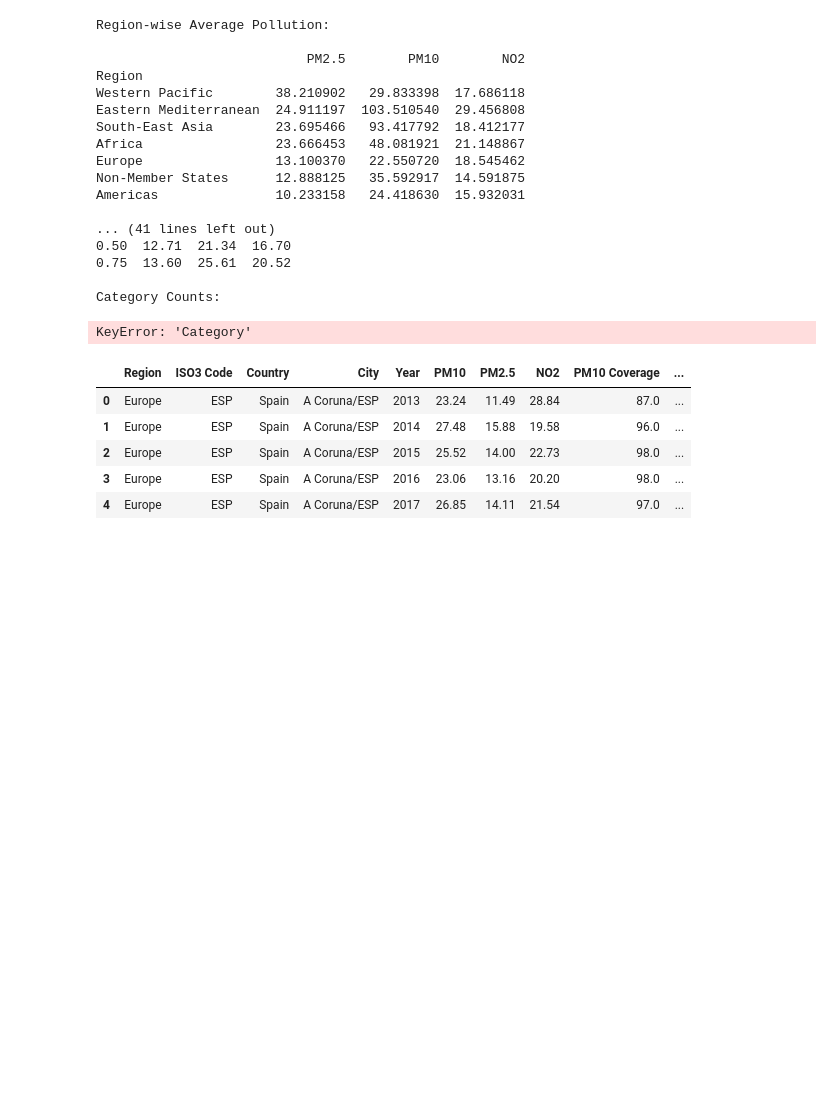
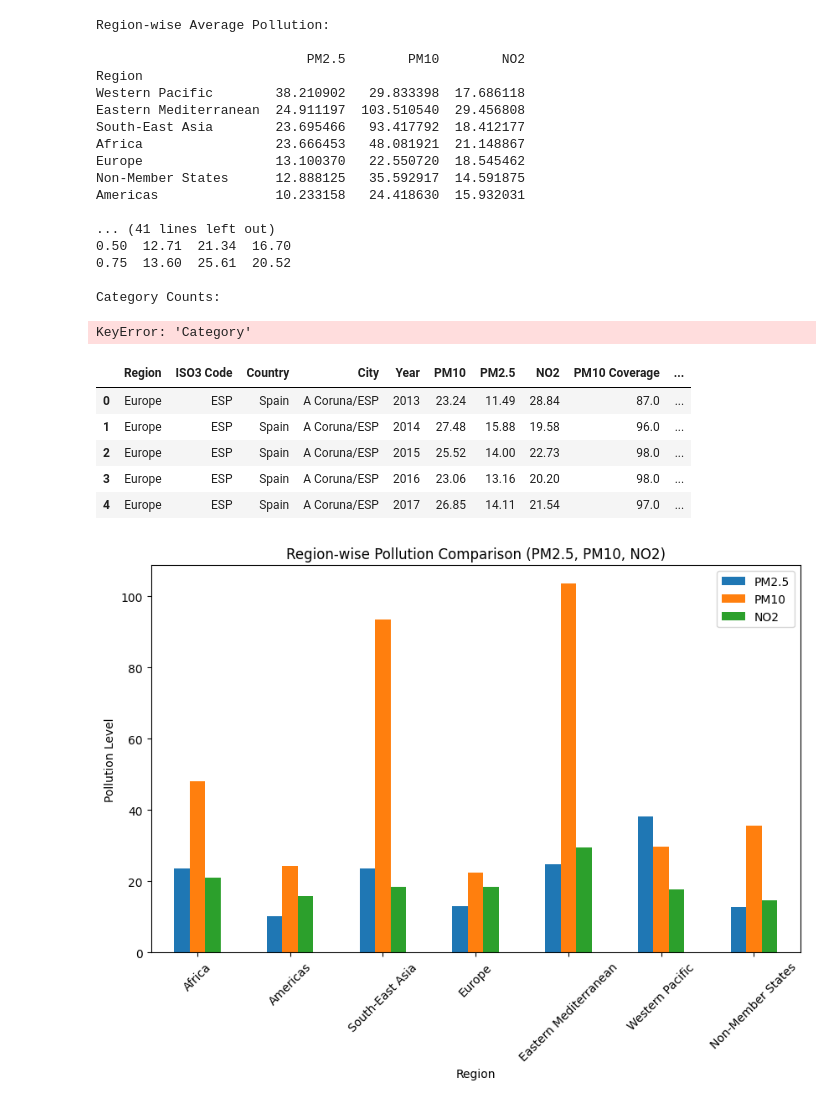
Before and after one commit to Tanish64-lab/air-pollution-analysis, a Jupyter notebook: air_pollution_analysis.ipynb, the cells around one changed output. Saved outputs shown, nothing was run; the diff lists cells and outputs as text; code cells hidden in the pictures; blank space fills up the shorter version.

```diff
--- a/air_pollution_analysis.ipynb
+++ b/air_pollution_analysis.ipynb
@@ -328,3 +328,13 @@ df.head()
 | 2 | Europe | ESP | Spain | A Coruna/ESP | 2015 | 25.52 | 14.00 | 22.73 | 98.0 | ... |
 | 3 | Europe | ESP | Spain | A Coruna/ESP | 2016 | 23.06 | 13.16 | 20.20 | 98.0 | ... |
 | 4 | Europe | ESP | Spain | A Coruna/ESP | 2017 | 26.85 | 14.11 | 21.54 | 97.0 | ... |
+# %%
+region_avg = df.groupby('Region')[['PM2.5', 'PM10', 'NO2']].mean().reset_index()
+
+region_avg.plot(x='Region', kind='bar', figsize=(10,6))
+plt.title("Region-wise Pollution Comparison (PM2.5, PM10, NO2)")
+plt.xticks(rotation=45)
+plt.ylabel("Pollution Level")
+plt.show()
+# %% [output]
+[figure, added]
```
Also changed, not shown: parts of 10 cells of this notebook.
